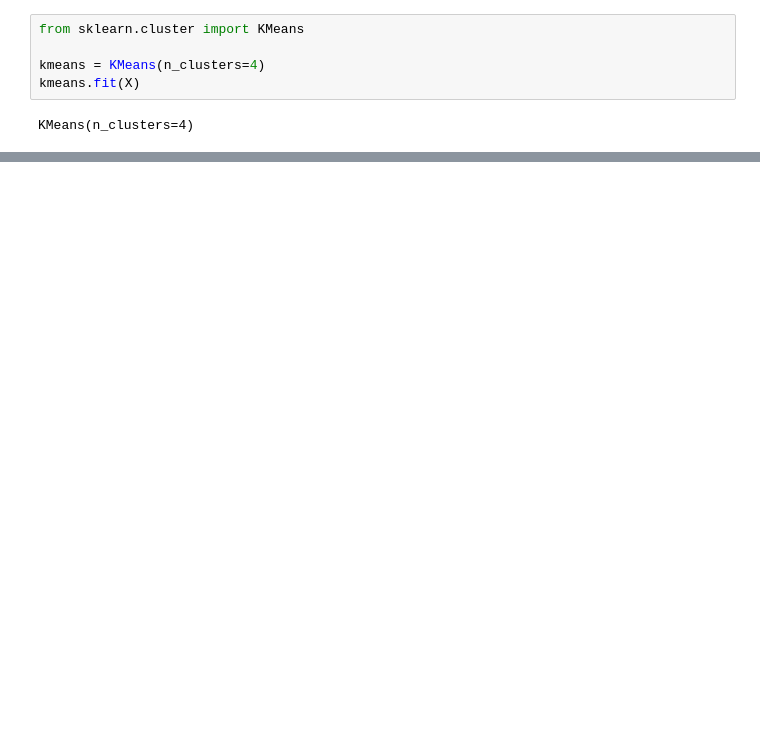
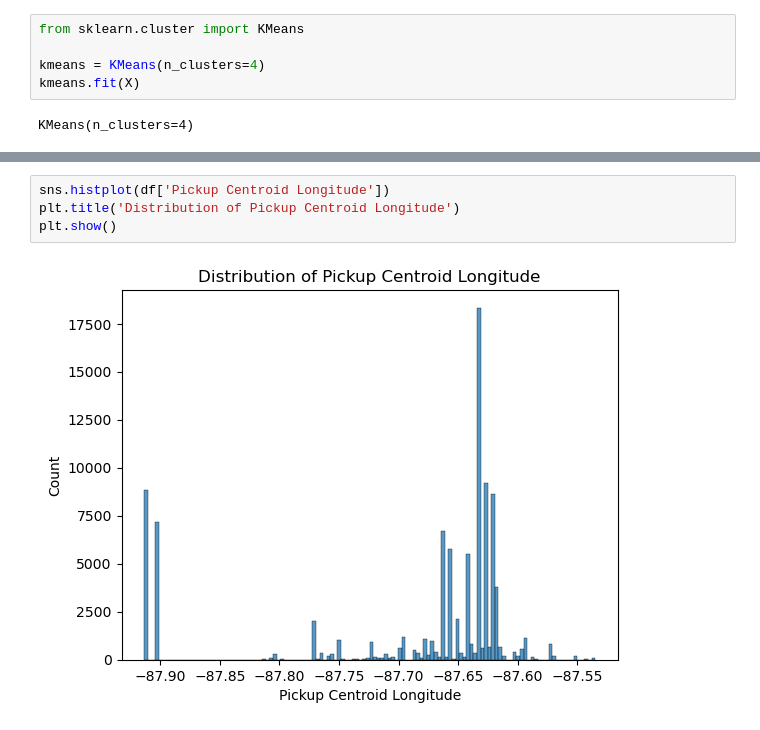
Before and after one commit to USFCA-CS663-Spring2024/kmeans-Qianru69, a Jupyter notebook: Assignment 2 - Clustering.ipynb, the cells around one changed output, grey strips where cells are left out. Cells and saved outputs as stored; diff of their text form; blank space fills up the shorter version.

```diff
--- a/Assignment 2 - Clustering.ipynb
+++ b/Assignment 2 - Clustering.ipynb
@@ -200,0 +326,6 @@ Two datasets included for this section:
+# %%
+sns.histplot(df['Pickup Centroid Longitude'])
+plt.title('Distribution of Pickup Centroid Longitude')
+plt.show()
+# %% [output]
+[figure, added]
```
Also changed, not shown: parts of 52 cells of this notebook.
